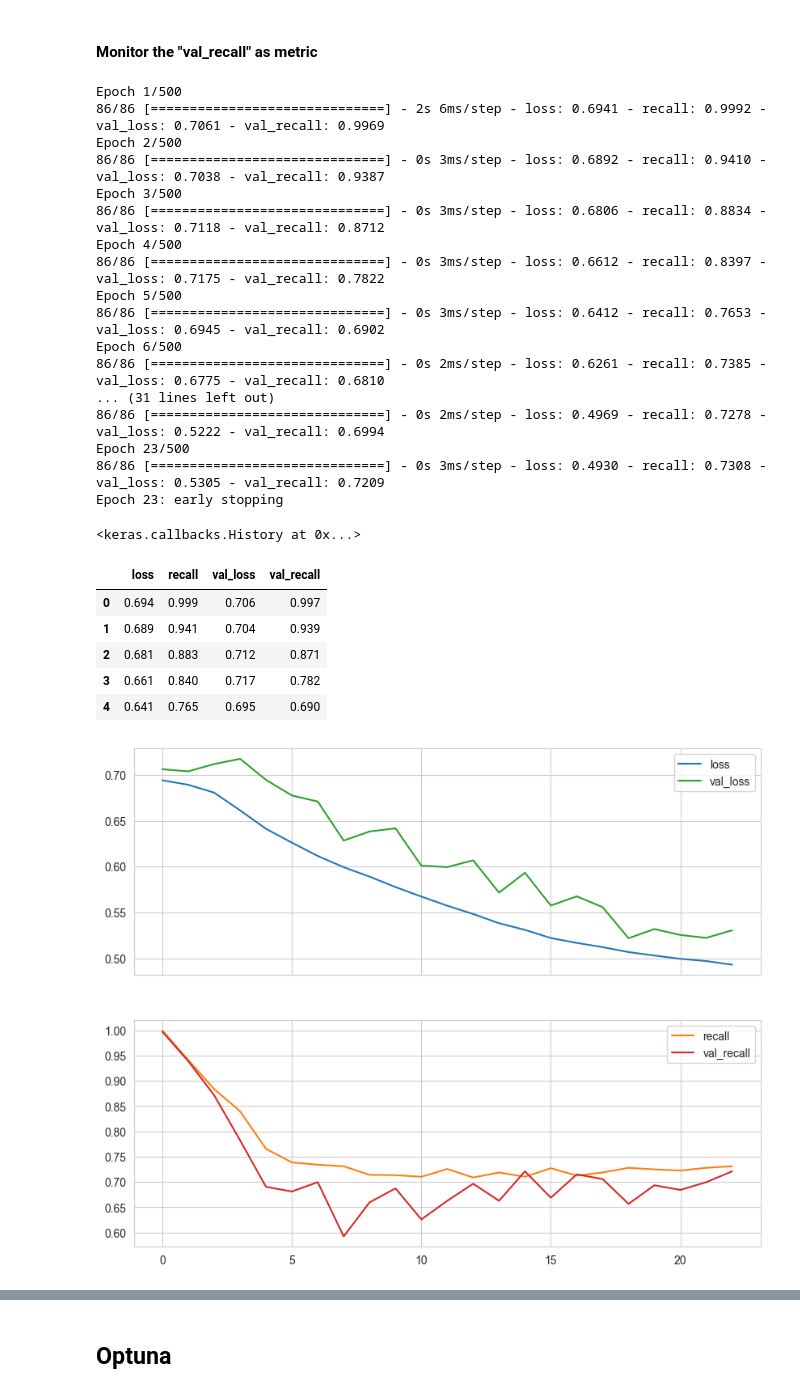
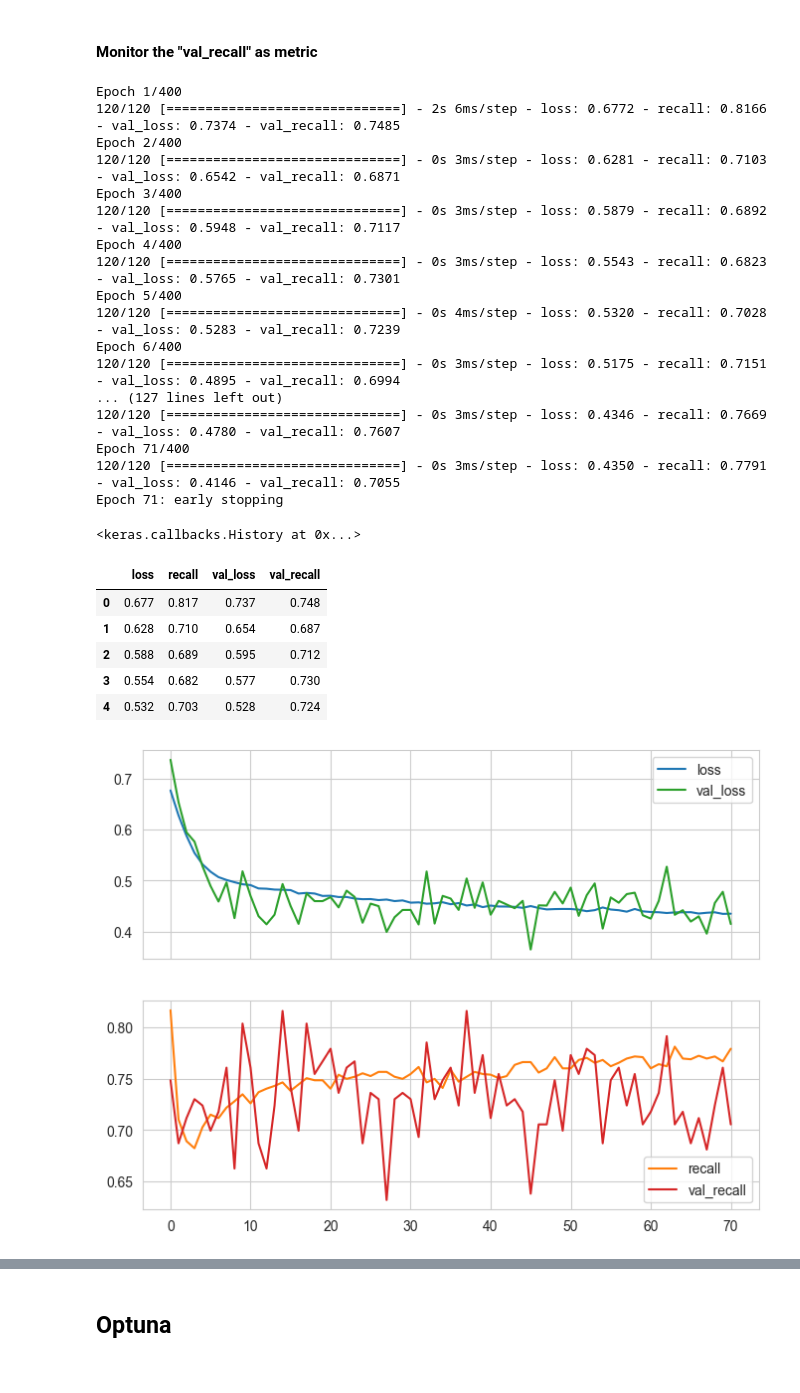
Before and after one commit to haticeyyildiz/Deep-Learning, a Jupyter notebook: Assignment - 1/DL-Assignment-1 (Classification with ANN-Churn Prediction)-Student.ipynb, the cells around one changed output, grey strips where cells are left out. Drawn from its saved outputs; the diff is of its cells as text; code cells hidden in the pictures.

```diff
--- a/Assignment - 1/DL-Assignment-1 (Classification with ANN-Churn Prediction)-Student.ipynb
+++ b/Assignment - 1/DL-Assignment-1 (Classification with ANN-Churn Prediction)-Student.ipynb
@@ -1172,63 +1172,63 @@ weighted avg       0.84      0.82      0.83      2000
 early_stop = EarlyStopping(monitor = "val_recall",
                            mode = "min",
                            verbose = 1,
-                           patience = 15,
+                           patience = 25,
                            restore_best_weights = True)
 # %%
 tf.keras.utils.set_random_seed(42)
 
-model = Sequential()
+model5 = Sequential()
 
-model.add(Dense(18, activation="relu", input_dim = X_train.shape[1]))
-model.add(Dense(9, activation="relu"))
-model.add(Dense(4, activation="relu"))
-model.add(Dense(1, activation="sigmoid"))
+model5.add(Dense(18, activation="relu", input_dim = X_train.shape[1]))
+model5.add(Dense(9, activation="relu"))
+model5.add(Dense(4, activation="relu"))
+model5.add(Dense(1, activation="sigmoid"))
 
-opt = Adam(learning_rate = 0.001)
-model.compile(optimizer = opt, loss = "binary_crossentropy", metrics = ["Recall"])
+opt = Adam(learning_rate = 0.0035)
+model5.compile(optimizer = opt, loss = "binary_crossentropy", metrics = ["Recall"])
 # %%
-model.fit(
+model5.fit(
     x=X_train,
     y=y_train,
     validation_data=(X_val, y_val),
-    batch_size=75,
-    epochs=500,
+    batch_size=60,
+    epochs=400,
     verbose=1,
     callbacks=[early_stop],
     class_weight=class_weights
 )
 # %% [output]
-Epoch 1/500
-86/86 [==============================] - 2s 6ms/step - loss: 0.6941 - recall: 0.9992 - val_loss: 0.7061 - val_recall: 0.9969
-Epoch 2/500
-86/86 [==============================] - 0s 3ms/step - loss: 0.6892 - recall: 0.9410 - val_loss: 0.7038 - val_recall: 0.9387
-Epoch 3/500
-86/86 [==============================] - 0s 3ms/step - loss: 0.6806 - recall: 0.8834 - val_loss: 0.7118 - val_recall: 0.8712
-Epoch 4/500
-86/86 [==============================] - 0s 3ms/step - loss: 0.6612 - recall: 0.8397 - val_loss: 0.7175 - val_recall: 0.7822
-Epoch 5/500
-86/86 [==============================] - 0s 3ms/step - loss: 0.6412 - recall: 0.7653 - val_loss: 0.6945 - val_recall: 0.6902
-Epoch 6/500
-86/86 [==============================] - 0s 2ms/step - loss: 0.6261 - recall: 0.7385 - val_loss: 0.6775 - val_recall: 0.6810
-... (31 lines left out)
-86/86 [==============================] - 0s 2ms/step - loss: 0.4969 - recall: 0.7278 - val_loss: 0.5222 - val_recall: 0.6994
-Epoch 23/500
-86/86 [==============================] - 0s 3ms/step - loss: 0.4930 - recall: 0.7308 - val_loss: 0.5305 - val_recall: 0.7209
-Epoch 23: early stopping
+Epoch 1/400
+120/120 [==============================] - 2s 6ms/step - loss: 0.6772 - recall: 0.8166 - val_loss: 0.7374 - val_recall: 0.7485
+Epoch 2/400
+120/120 [==============================] - 0s 3ms/step - loss: 0.6281 - recall: 0.7103 - val_loss: 0.6542 - val_recall: 0.6871
+Epoch 3/400
+120/120 [==============================] - 0s 3ms/step - loss: 0.5879 - recall: 0.6892 - val_loss: 0.5948 - val_recall: 0.7117
+Epoch 4/400
+120/120 [==============================] - 0s 3ms/step - loss: 0.5543 - recall: 0.6823 - val_loss: 0.5765 - val_recall: 0.7301
+Epoch 5/400
+120/120 [==============================] - 0s 4ms/step - loss: 0.5320 - recall: 0.7028 - val_loss: 0.5283 - val_recall: 0.7239
+Epoch 6/400
+120/120 [==============================] - 0s 3ms/step - loss: 0.5175 - recall: 0.7151 - val_loss: 0.4895 - val_recall: 0.6994
+... (127 lines left out)
+120/120 [==============================] - 0s 3ms/step - loss: 0.4346 - recall: 0.7669 - val_loss: 0.4780 - val_recall: 0.7607
+Epoch 71/400
+120/120 [==============================] - 0s 3ms/step - loss: 0.4350 - recall: 0.7791 - val_loss: 0.4146 - val_recall: 0.7055
+Epoch 71: early stopping
 <keras.callbacks.History at 0x...>
 # %%
-loss_df = pd.DataFrame(model.history.history)
+loss_df = pd.DataFrame(model5.history.history)
 loss_df.head()
 # %% [output]
 |  | loss | recall | val_loss | val_recall |
-| 0 | 0.694 | 0.999 | 0.706 | 0.997 |
-| 1 | 0.689 | 0.941 | 0.704 | 0.939 |
-| 2 | 0.681 | 0.883 | 0.712 | 0.871 |
-| 3 | 0.661 | 0.840 | 0.717 | 0.782 |
-| 4 | 0.641 | 0.765 | 0.695 | 0.690 |
+| 0 | 0.677 | 0.817 | 0.737 | 0.748 |
+| 1 | 0.628 | 0.710 | 0.654 | 0.687 |
+| 2 | 0.588 | 0.689 | 0.595 | 0.712 |
+| 3 | 0.554 | 0.682 | 0.577 | 0.730 |
+| 4 | 0.532 | 0.703 | 0.528 | 0.724 |
 # %%
-loss_df.plot(subplots=[["loss","val_loss"],["recall","val_recall"]], layout=(2,1),figsize=(10,8))
+loss_df.plot(subplots=[["loss","val_loss"],["recall","val_recall"]], layout=(2,1),figsize=(8,6))
 plt.show()
 # %% [output]
-[figure, old version]
+[figure, new version]
 # %%
```
Also changed, not shown: parts of 67 cells of this notebook.
